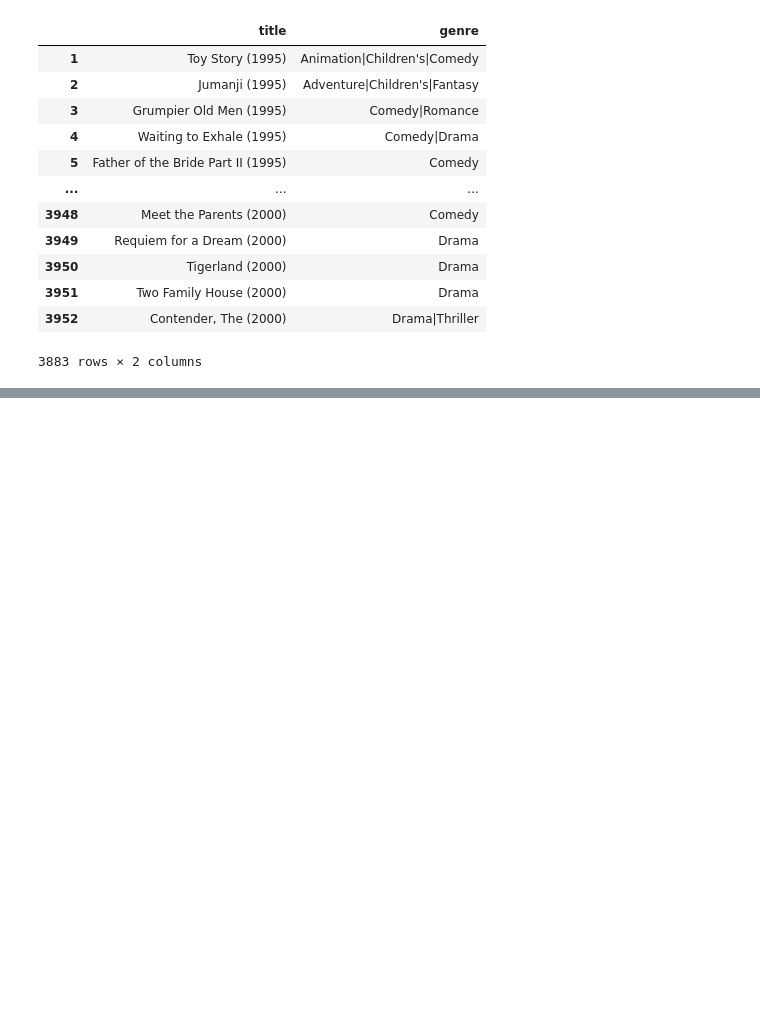
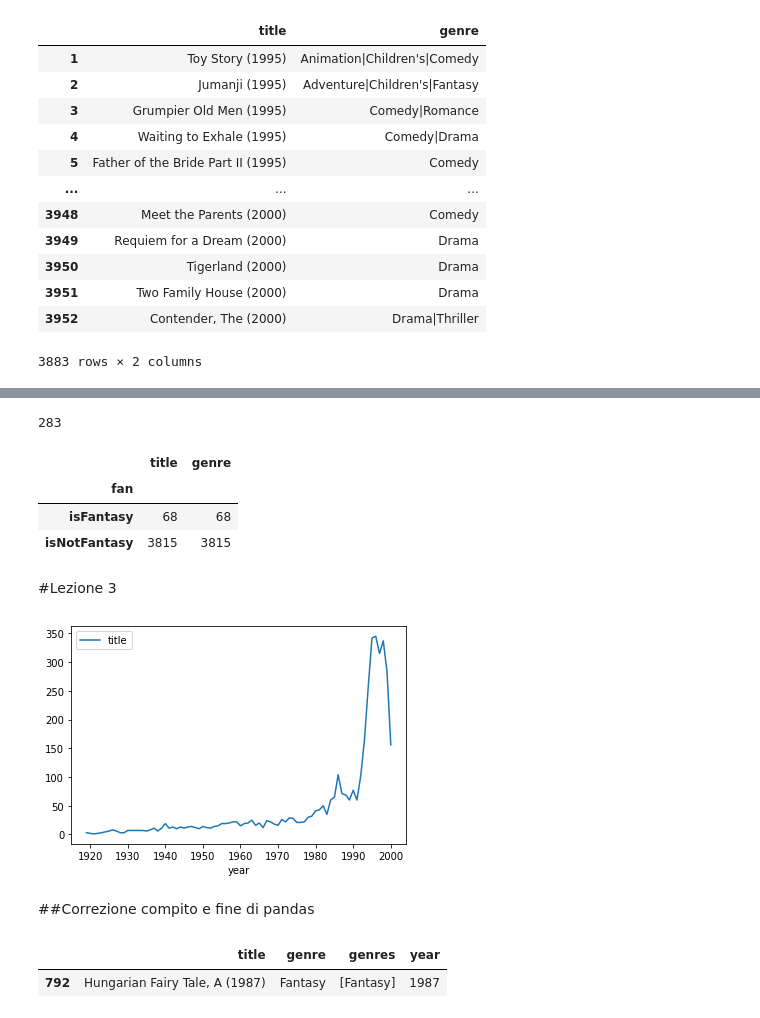
Before and after one commit to FrancescoZanni/MLPNS_FZanni, a Jupyter notebook: MLPNS23_bootcamp.ipynb, the cells around one changed output, grey strips where cells are left out. Saved outputs shown, nothing was run; the diff lists cells and outputs as text; code cells hidden in the pictures; blank space fills up the shorter version.

```diff
--- a/MLPNS23_bootcamp.ipynb
+++ b/MLPNS23_bootcamp.ipynb
@@ -136,7 +132,7 @@ prova.split("|")
 # %%
 
-def get_genres(mtitle):
+def get_genres(mgen):
   """
   """
-  return mtitle.split("|")
+  return mgen.split("|")
 # %%
@@ -161,0 +146,34 @@ movies["genre"] = movies["genre"].map(get_genres)
+# %%
+Nfantasy =0
+for i in range(len(movies)):
+  if "Adventure" in movies.iloc[i]["genre"]:
+    Nfantasy=Nfantasy+1
+Nfantasy
+# %% [output]
+283
+# %%
+def isfan(genre):
+  if "Fantasy" in genre:
+    return "isFantasy"
+  else:
+    return "isNotFantasy"
+# %%
+movies["fan"]=movies["genre"].map(isfan)
+# %%
+movies.groupby("fan").count()
+# %% [output]
+|  | title | genre |
+| fan |  |  |
+| isFantasy | 68 | 68 |
+| isNotFantasy | 3815 | 3815 |
+# %% [markdown]
+#Lezione 3
+# %%
+#riparto dal dataframe film
+movies.groupby("year").count().plot(y="title");  #se uso solo il groupby non mi è utile, non restituisce un dataframe
+#posso usare il groupby per fare statistica sui gruppi
+#l'operazione viene fatta su ciascuno colonna del dataframe, quindi avrei 3 colonne uguali!
+# %% [output]
+[figure, added]
+# %% [markdown]
+##Correzione compito e fine di pandas
@@ -161,0 +185,7 @@ movies["genre"] = movies["genre"].map(get_genres)
+# %%
+movies.genre[1] #come prima cosa utile capire come sono fatti gli elementi della colonna che mi interessa (qua l'indice parte da 1 quindi non c'è lo 0)
+movies["genres"]=movies.genre.map(lambda x: x.split("|"))  #equivale a definire la funzione al volo in matlab con @(?))
+movies[movies["genre"]=="Fantasy"]   #ritorna l'unico film che ha soltanto il genere fantasy
+# %% [output]
+|  | title | genre | genres | year |
+| 792 | Hungarian Fairy Tale, A (1987) | Fantasy | [Fantasy] | 1987 |
```
Also changed, not shown: parts of 47 cells of this notebook.
